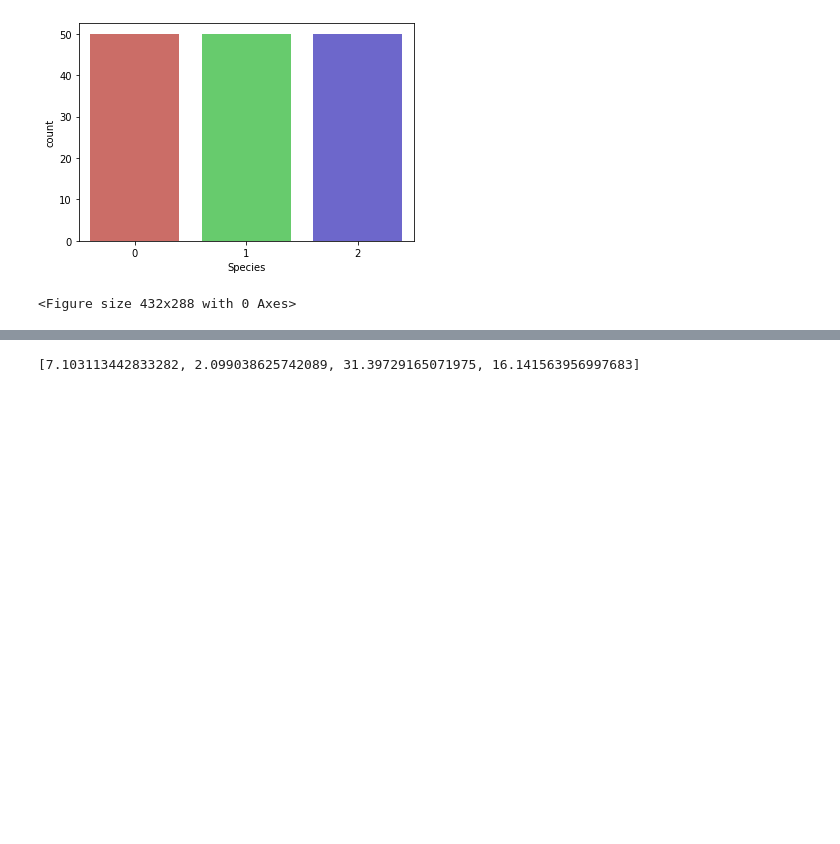
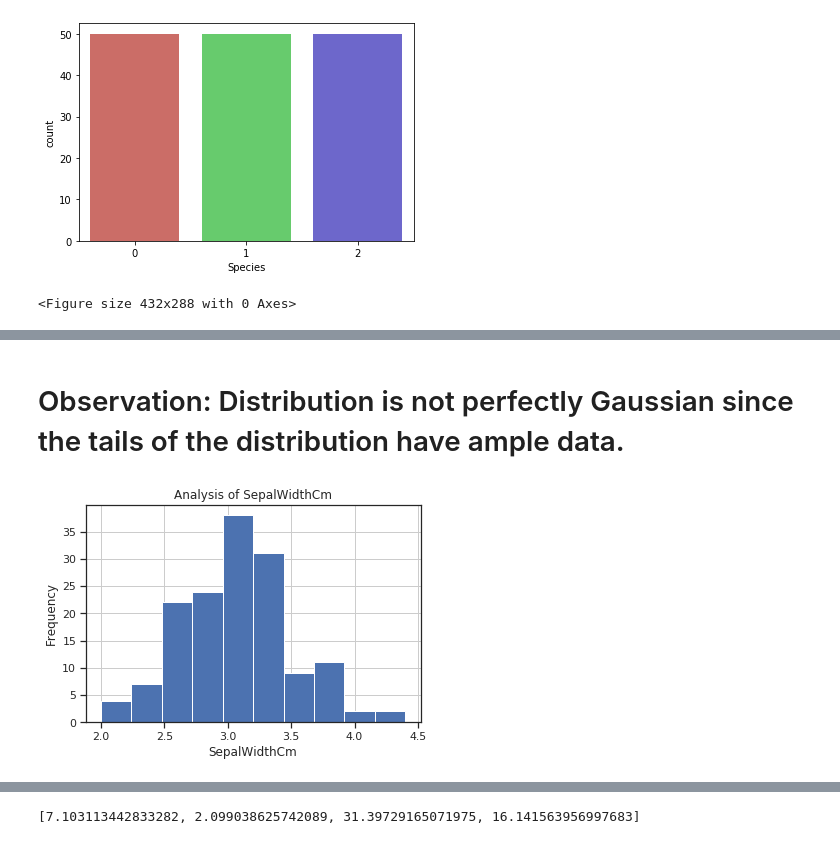
Before and after one commit to karljmurphy/logistic_regression, a Jupyter notebook: LR.ipynb, the cells around one changed output, grey strips where cells are left out. Saved outputs shown, nothing was run; the diff lists cells and outputs as text; code cells hidden in the pictures; blank space fills up the shorter version.

```diff
--- a/LR.ipynb
+++ b/LR.ipynb
@@ -36,0 +65,10 @@ We see from the above histogram that the "Species" variable is well balanced
+# %% [markdown]
+# Observation: Distribution is not perfectly Gaussian since the tails of the distribution have ample data.
+# %%
+df.SepalWidthCm.hist()
+plt.title('Analysis of SepalWidthCm')
+plt.xlabel('SepalWidthCm')
+plt.ylabel('Frequency')
+plt.savefig('SepalWidthCm')
+# %% [output]
+[figure, added]
```
Also changed, not shown: parts of 20 cells of this notebook.
